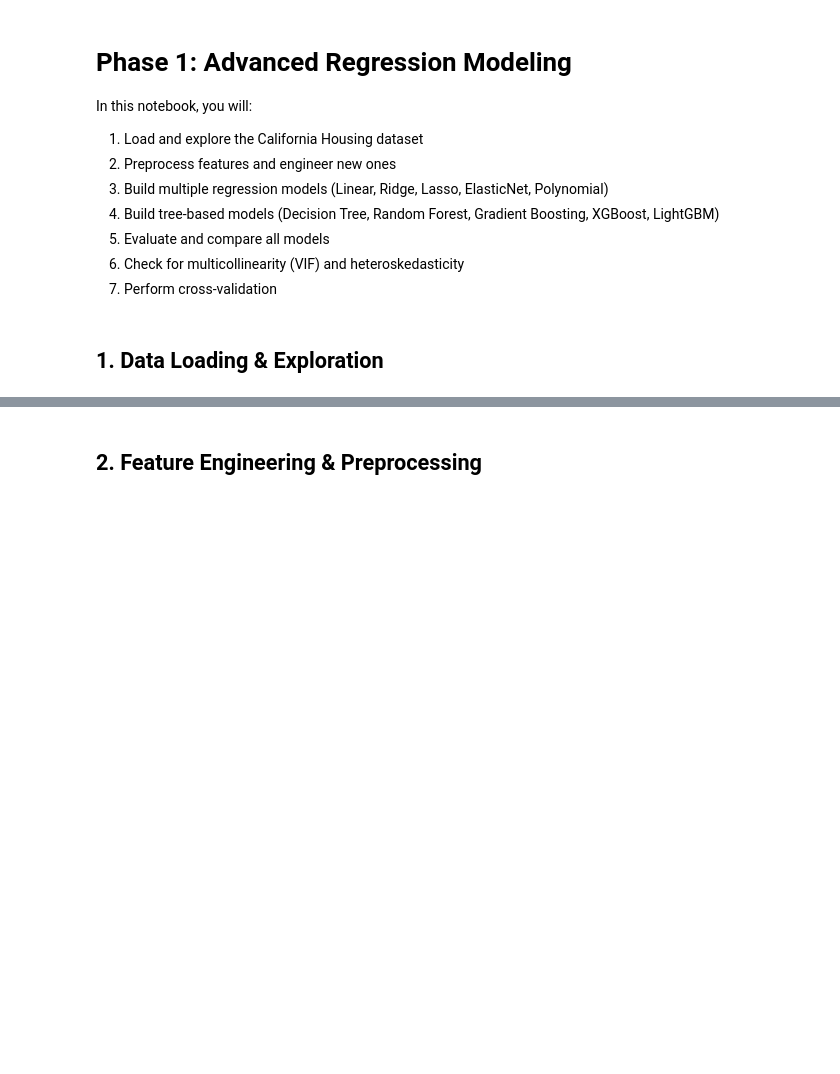
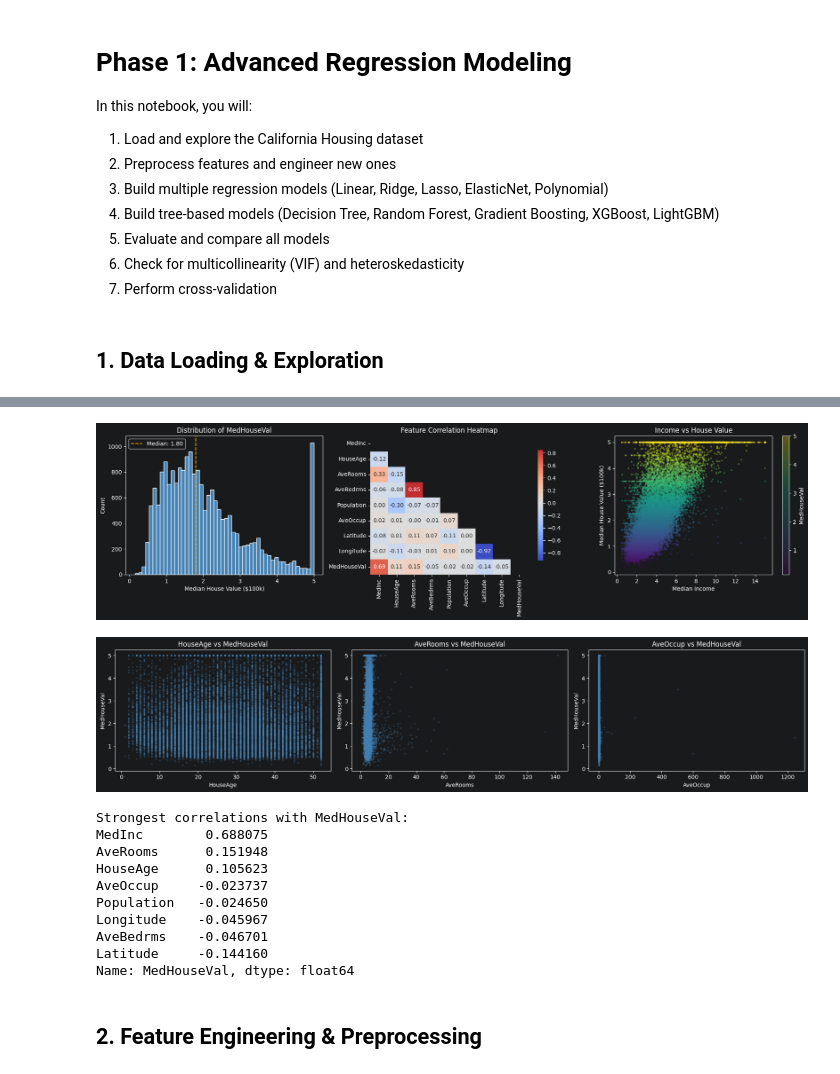
Before and after one commit to DigiCrome-Academy/real-estate-prediction-bnelsonemail, a Jupyter notebook: notebooks/01_regression_modeling.ipynb, the cells around one changed output, grey strips where cells are left out. Drawn from its saved outputs; the diff is of its cells as text; code cells hidden in the pictures; blank space fills up the shorter version.

```diff
--- a/notebooks/01_regression_modeling.ipynb
+++ b/notebooks/01_regression_modeling.ipynb
@@ -40,3 +53,58 @@ df.describe()
+# %%
+fig, axes = plt.subplots(1, 3, figsize=(18, 5))
+
+# 1. Distribution of target variable
+axes[0].hist(df['MedHouseVal'], bins=50, color='steelblue', edgecolor='white')
+axes[0].axvline(df['MedHouseVal'].median(), color='orange', linestyle='--', label=f'Median: {df["MedHouseVal"].median():.2f}')
+axes[0].set_title('Distribution of MedHouseVal')
+axes[0].set_xlabel('Median House Value ($100k)')
+axes[0].set_ylabel('Count')
+axes[0].legend()
+
+# 2. Correlation heatmap
+corr = df.corr()
+mask = np.triu(np.ones_like(corr, dtype=bool))
+sns.heatmap(corr, mask=mask, annot=True, fmt='.2f', cmap='coolwarm',
+            center=0, ax=axes[1], cbar_kws={'shrink': 0.8})
+axes[1].set_title('Feature Correlation Heatmap')
+
+# 3. Scatter plots of key features vs target
+key_features = ['MedInc', 'HouseAge', 'AveRooms', 'AveOccup']
+colors = df['MedHouseVal']
+sc = axes[2].scatter(df['MedInc'], df['MedHouseVal'], c=colors, cmap='viridis',
+                     alpha=0.3, s=5)
+axes[2].set_xlabel('Median Income')
+axes[2].set_ylabel('Median House Value ($100k)')
+axes[2].set_title('Income vs House Value')
+plt.colorbar(sc, ax=axes[2], label='MedHouseVal')
+
+plt.tight_layout()
+plt.show()
+
+# Additional scatter grid for remaining key features
+fig2, axes2 = plt.subplots(1, 3, figsize=(18, 4))
+for ax, feat in zip(axes2, ['HouseAge', 'AveRooms', 'AveOccup']):
+    ax.scatter(df[feat], df['MedHouseVal'], alpha=0.2, s=5, color='steelblue')
+    ax.set_xlabel(feat)
+    ax.set_ylabel('MedHouseVal')
+    ax.set_title(f'{feat} vs MedHouseVal')
+plt.tight_layout()
+plt.show()
+
+print(f"Strongest correlations with MedHouseVal:\n{corr['MedHouseVal'].drop('MedHouseVal').sort_values(ascending=False)}")
+# %% [output]
+[figure, added]
+[figure, added]
+Strongest correlations with MedHouseVal:
+MedInc        0.688075
+AveRooms      0.151948
+HouseAge      0.105623
+AveOccup     -0.023737
+Population   -0.024650
+Longitude    -0.045967
+AveBedrms    -0.046701
+Latitude     -0.144160
+Name: MedHouseVal, dtype: float64
 # %% [markdown]
 ## 2. Feature Engineering & Preprocessing
 # %%
```
Also changed, not shown: parts of 5 cells of this notebook.
